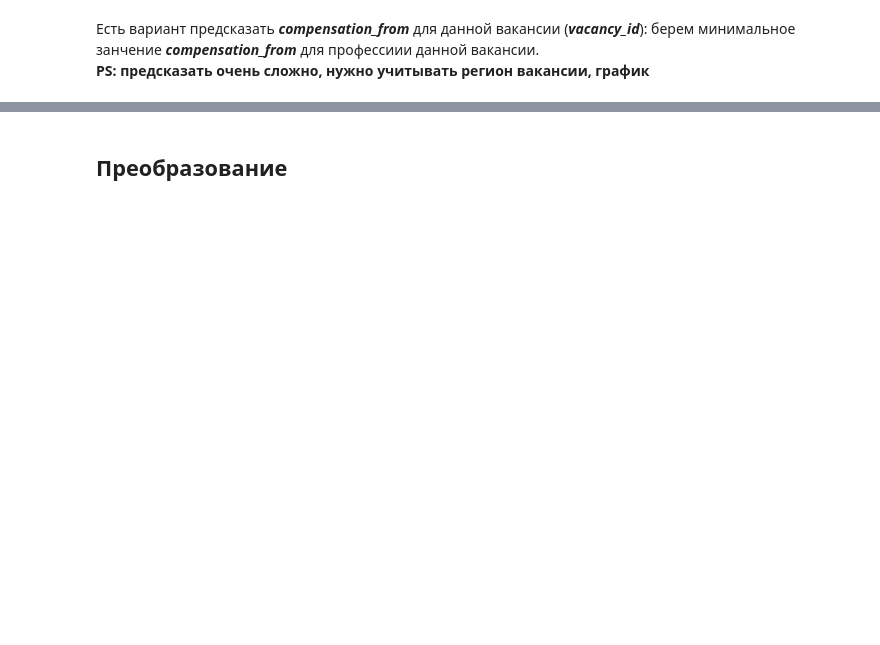
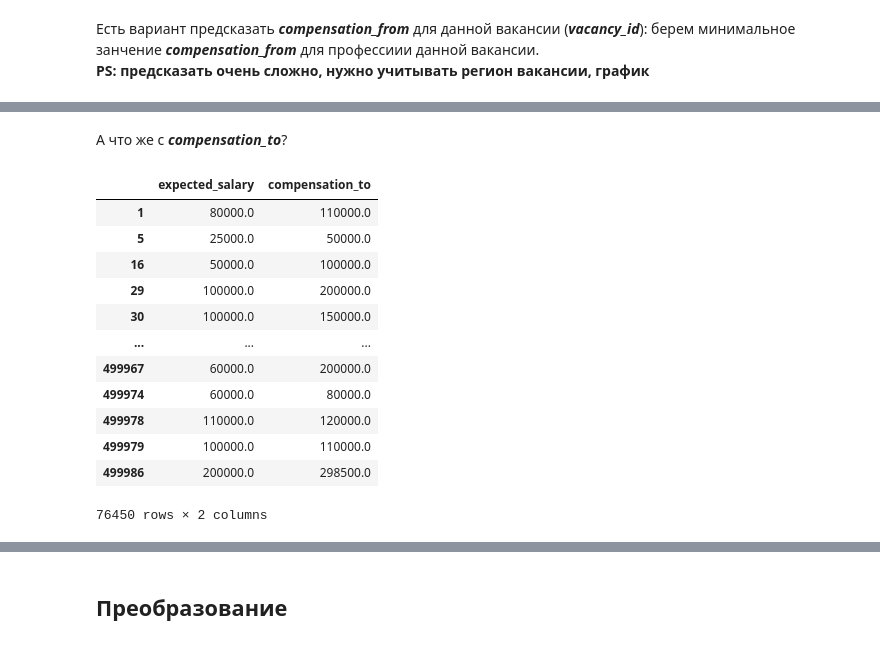
Before and after one commit to listens-to-spotify/-DA-NO-, a Jupyter notebook: preprocessing.ipynb, the cells around one changed output, grey strips where cells are left out. Drawn from its saved outputs; the diff is of its cells as text; code cells hidden in the pictures; blank space fills up the shorter version.

```diff
--- a/preprocessing.ipynb
+++ b/preprocessing.ipynb
@@ -136,0 +230,28 @@ profession_compensation_from = df.groupby(['profession']).agg({'compensation_fro
+# %% [markdown]
+А что же с ***compensation_to***?
+# %%
+# expected_salary > df.compensation_to
+# ожидаемая зарплата выше верхнего порога, который установил работодатель, то есть работник просит больше
+df[df.final_state == 'invitation'].loc[df.expected_salary > df.compensation_to][[
+    'expected_salary', 'compensation_to']
+]
+# Out: DataFrame, 31909 rows × 2 columns
+
+df[df.final_state == 'invitation'].loc[df.expected_salary < df.compensation_to][[
+    'expected_salary', 'compensation_to']
+]
+# Out: DataFrame, 76450 rows × 2 columns
+# %% [output]
+|  | expected_salary | compensation_to |
+| 1 | 80000.0 | 110000.0 |
+| 5 | 25000.0 | 50000.0 |
+| 16 | 50000.0 | 100000.0 |
+| 29 | 100000.0 | 200000.0 |
+| 30 | 100000.0 | 150000.0 |
+| ... | ... | ... |
+| 499967 | 60000.0 | 200000.0 |
+| 499974 | 60000.0 | 80000.0 |
+| 499978 | 110000.0 | 120000.0 |
+| 499979 | 100000.0 | 110000.0 |
+| 499986 | 200000.0 | 298500.0 |
+76450 rows × 2 columns
```
Also changed, not shown: parts of 25 cells of this notebook.
